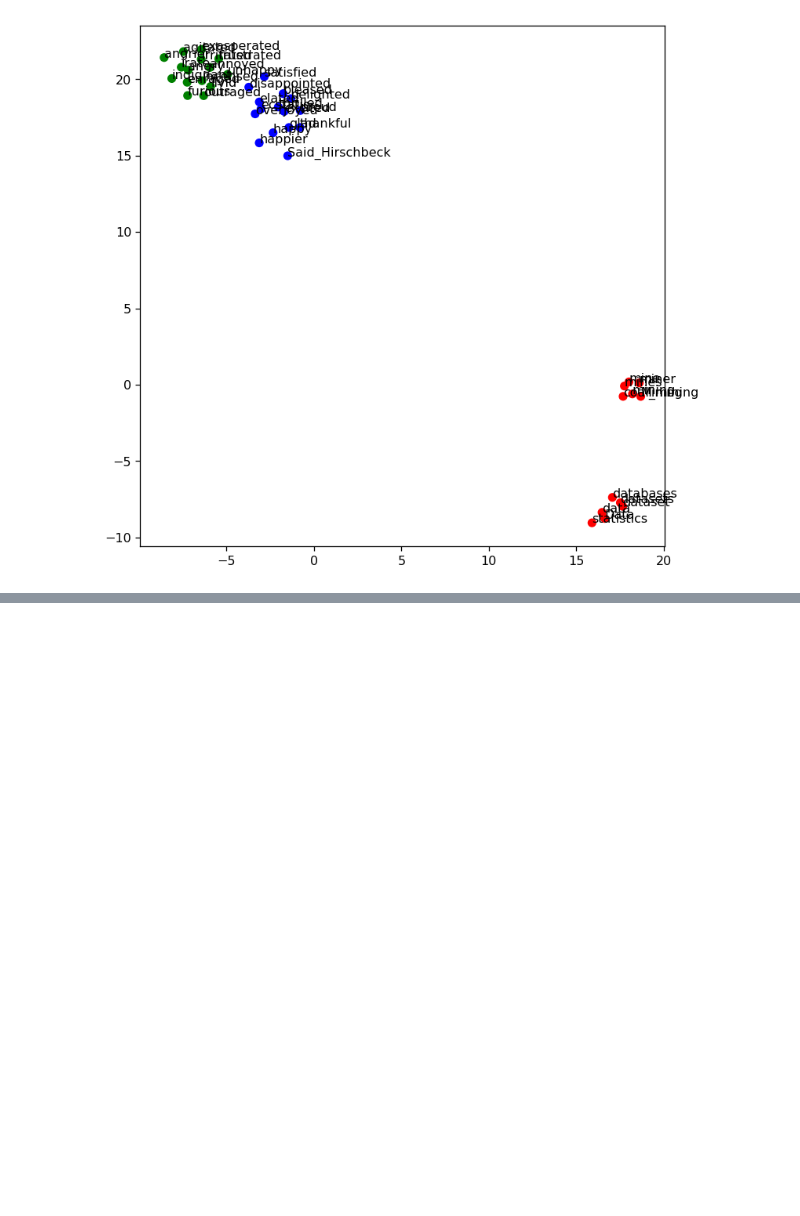
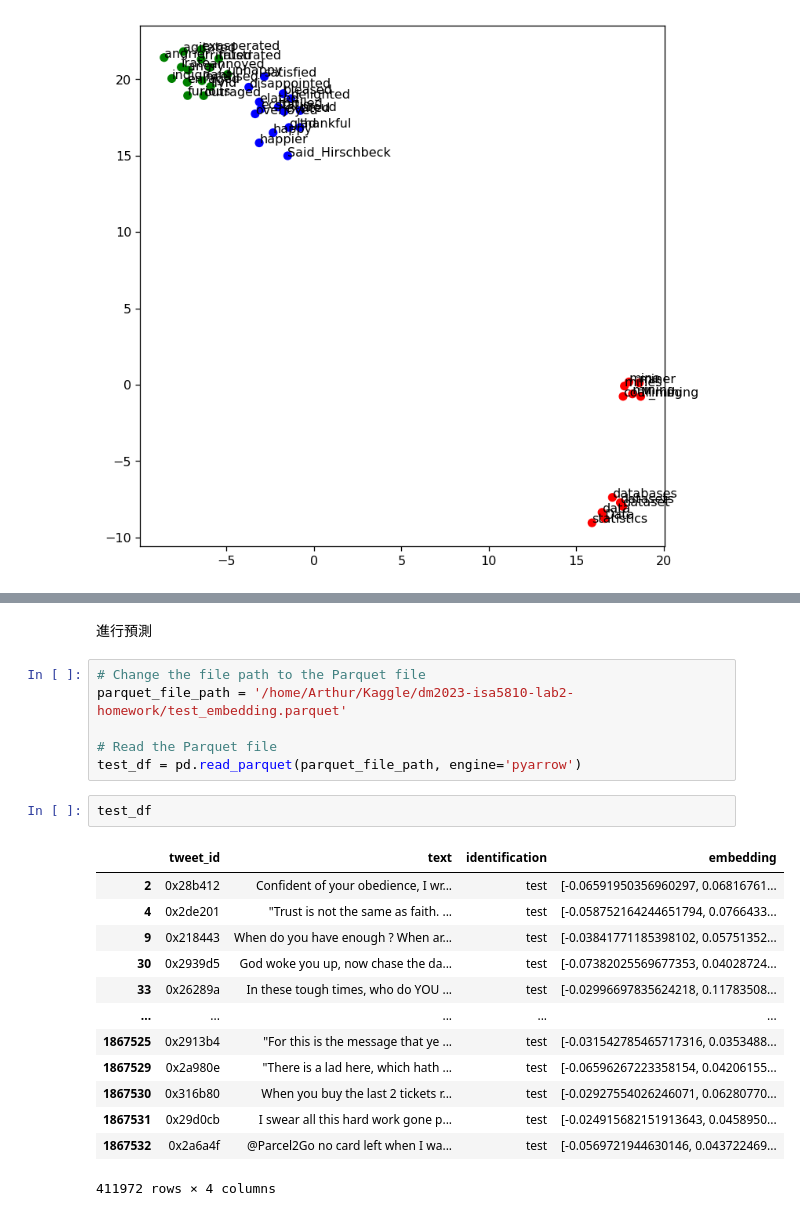
Before and after one commit to Haoze0102/DM2023-Lab2-Master, a Jupyter notebook: Homework/DM2023-Lab2-Homework.ipynb, the cells around one changed output, grey strips where cells are left out. Drawn from its saved outputs; the diff is of its cells as text; blank space fills up the shorter version.

```diff
--- a/Homework/DM2023-Lab2-Homework.ipynb
+++ b/Homework/DM2023-Lab2-Homework.ipynb
@@ -362,0 +848,24 @@ plt.show()
+# %% [markdown]
+進行預測
+# %%
+# Change the file path to the Parquet file
+parquet_file_path = '/home/Arthur/Kaggle/dm2023-isa5810-lab2-homework/test_embedding.parquet'
+
+# Read the Parquet file
+test_df = pd.read_parquet(parquet_file_path, engine='pyarrow')
+# %%
+test_df
+# %% [output]
+|  | tweet_id | text | identification | embedding |
+| 2 | 0x28b412 | Confident of your obedience, I wr... | test | [-0.06591950356960297, 0.06816761... |
+| 4 | 0x2de201 | "Trust is not the same as faith. ... | test | [-0.058752164244651794, 0.0766433... |
+| 9 | 0x218443 | When do you have enough ? When ar... | test | [-0.03841771185398102, 0.05751352... |
+| 30 | 0x2939d5 | God woke you up, now chase the da... | test | [-0.07382025569677353, 0.04028724... |
+| 33 | 0x26289a | In these tough times, who do YOU ... | test | [-0.02996697835624218, 0.11783508... |
+| ... | ... | ... | ... | ... |
+| 1867525 | 0x2913b4 | "For this is the message that ye ... | test | [-0.031542785465717316, 0.0353488... |
+| 1867529 | 0x2a980e | "There is a lad here, which hath ... | test | [-0.06596267223358154, 0.04206155... |
+| 1867530 | 0x316b80 | When you buy the last 2 tickets r... | test | [-0.02927554026246071, 0.06280770... |
+| 1867531 | 0x29d0cb | I swear all this hard work gone p... | test | [-0.024915682151913643, 0.0458950... |
+| 1867532 | 0x2a6a4f | @Parcel2Go no card left when I wa... | test | [-0.0569721944630146, 0.043722469... |
+411972 rows × 4 columns
```
Also changed, not shown: parts of 33 cells of this notebook.
